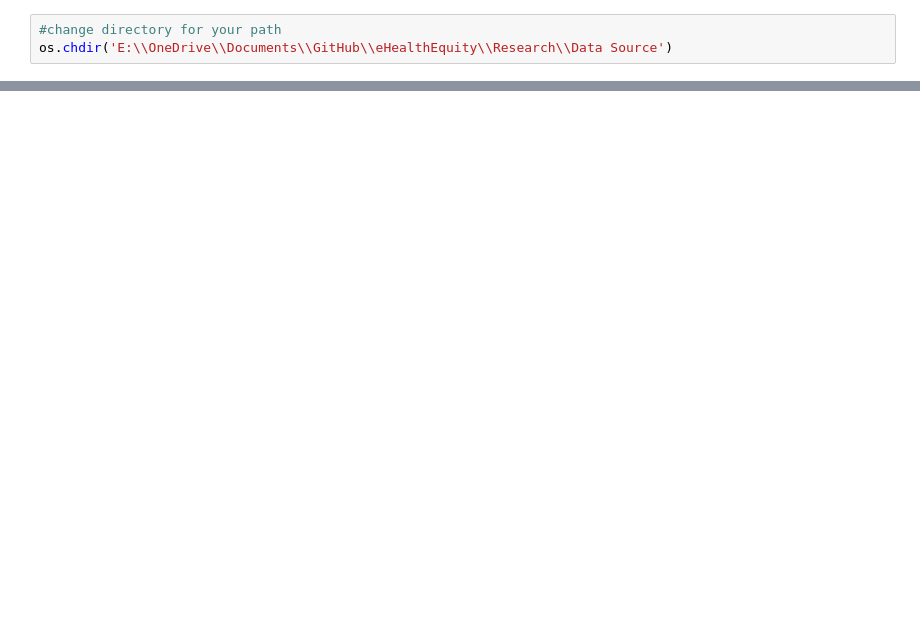
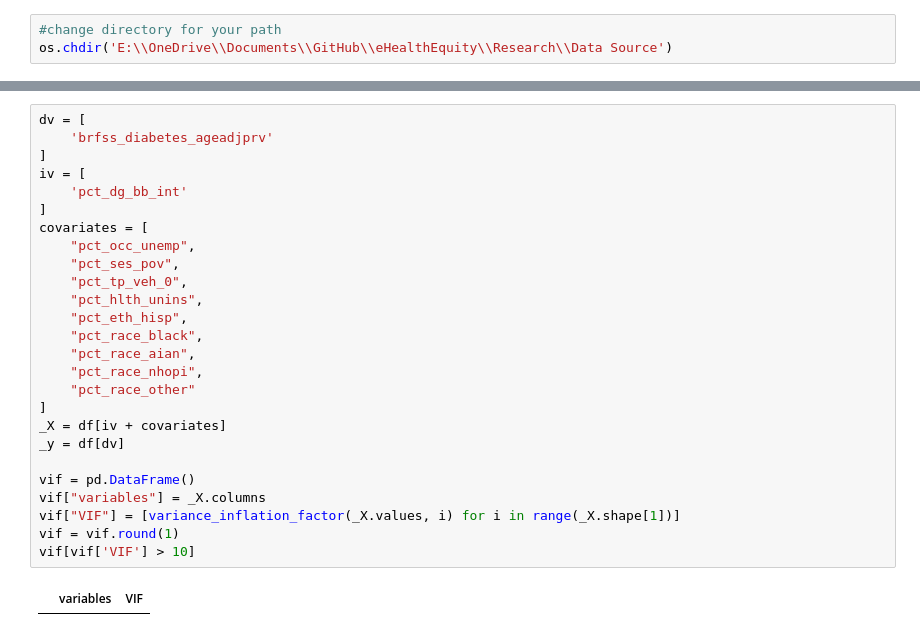
Before and after one commit to mfarme/eHealthEquity, a Jupyter notebook: Research/Analysis/RQ1 Analysis.ipynb, the cells around one changed output, grey strips where cells are left out. Drawn from its saved outputs; the diff is of its cells as text; blank space fills up the shorter version.

```diff
--- a/Research/Analysis/RQ1 Analysis.ipynb
+++ b/Research/Analysis/RQ1 Analysis.ipynb
@@ -134,0 +123,28 @@ IndexError: only integers, slices (`:`), ellipsis (`...`), numpy.newaxis (`None`
+# %%
+dv = [
+    'brfss_diabetes_ageadjprv'
+]
+iv = [
+    'pct_dg_bb_int'
+]
+covariates = [
+    "pct_occ_unemp",
+    "pct_ses_pov",
+    "pct_tp_veh_0",
+    "pct_hlth_unins",
+    "pct_eth_hisp",
+    "pct_race_black",
+    "pct_race_aian",
+    "pct_race_nhopi",
+    "pct_race_other"
+]
+_X = df[iv + covariates]
+_y = df[dv]
+
+vif = pd.DataFrame()
+vif["variables"] = _X.columns
+vif["VIF"] = [variance_inflation_factor(_X.values, i) for i in range(_X.shape[1])]
+vif = vif.round(1)
+vif[vif['VIF'] > 10]
+# %% [output]
+|  | variables | VIF |
```
Also changed, not shown: parts of 21 cells of this notebook.
